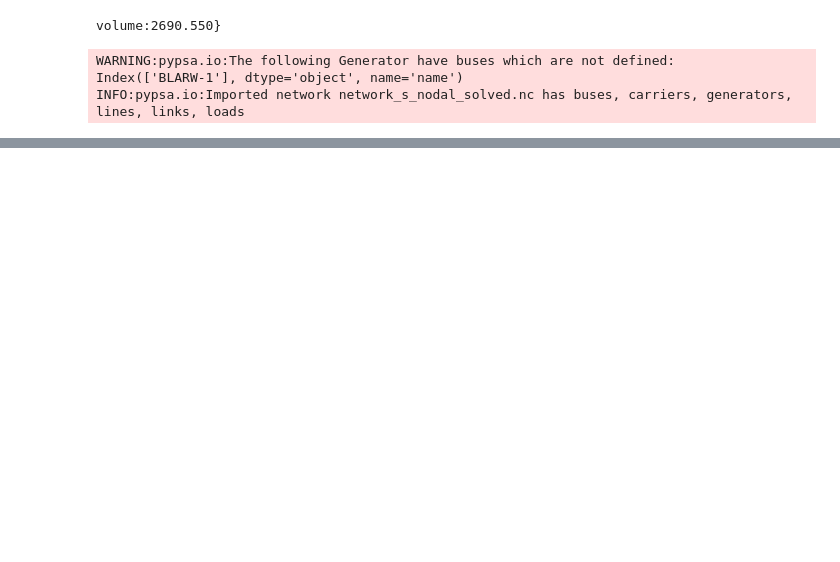
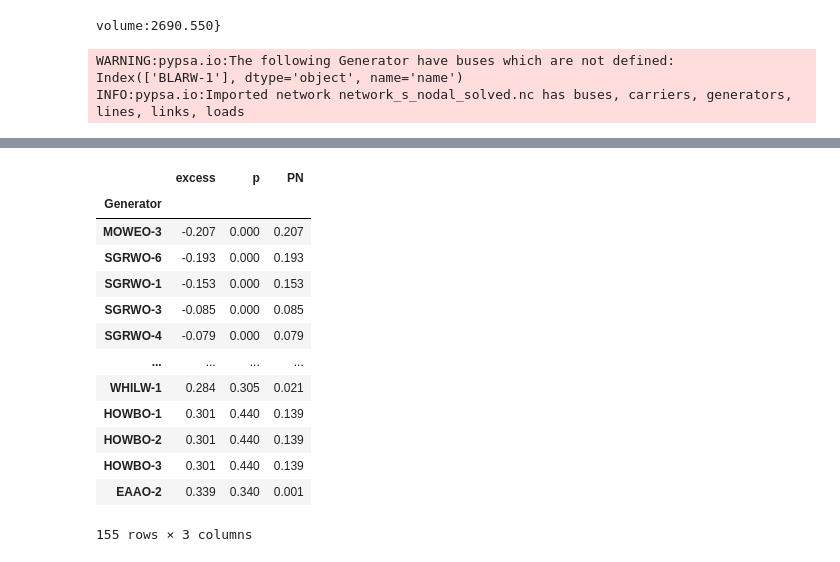
Before and after one commit to LukasFrankenQ/LMP, a Jupyter notebook: notebooks/match_wholesale.ipynb, the cells around one changed output, grey strips where cells are left out. Cells and saved outputs as stored; diff of their text form; code cells hidden in the pictures; blank space fills up the shorter version.

```diff
--- a/notebooks/match_wholesale.ipynb
+++ b/notebooks/match_wholesale.ipynb
@@ -173,0 +349,17 @@ def get_bm_data
+# %%
+pd.concat((wind['p'] - wind['PN'], wind[['p', 'PN']]), axis=1).rename(columns={0: 'excess'}).sort_values('excess')
+# %% [output]
+|  | excess | p | PN |
+| Generator |  |  |  |
+| MOWEO-3 | -0.207 | 0.000 | 0.207 |
+| SGRWO-6 | -0.193 | 0.000 | 0.193 |
+| SGRWO-1 | -0.153 | 0.000 | 0.153 |
+| SGRWO-3 | -0.085 | 0.000 | 0.085 |
+| SGRWO-4 | -0.079 | 0.000 | 0.079 |
+| ... | ... | ... | ... |
+| WHILW-1 | 0.284 | 0.305 | 0.021 |
+| HOWBO-1 | 0.301 | 0.440 | 0.139 |
+| HOWBO-2 | 0.301 | 0.440 | 0.139 |
+| HOWBO-3 | 0.301 | 0.440 | 0.139 |
+| EAAO-2 | 0.339 | 0.340 | 0.001 |
+155 rows × 3 columns
```
Also changed, not shown: parts of 8 cells of this notebook.
